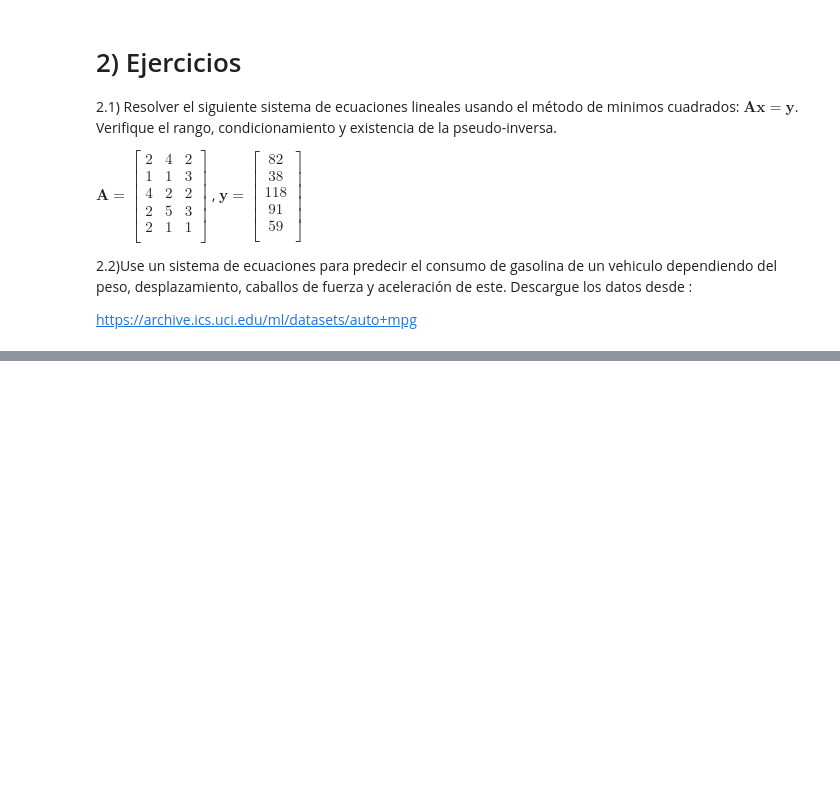
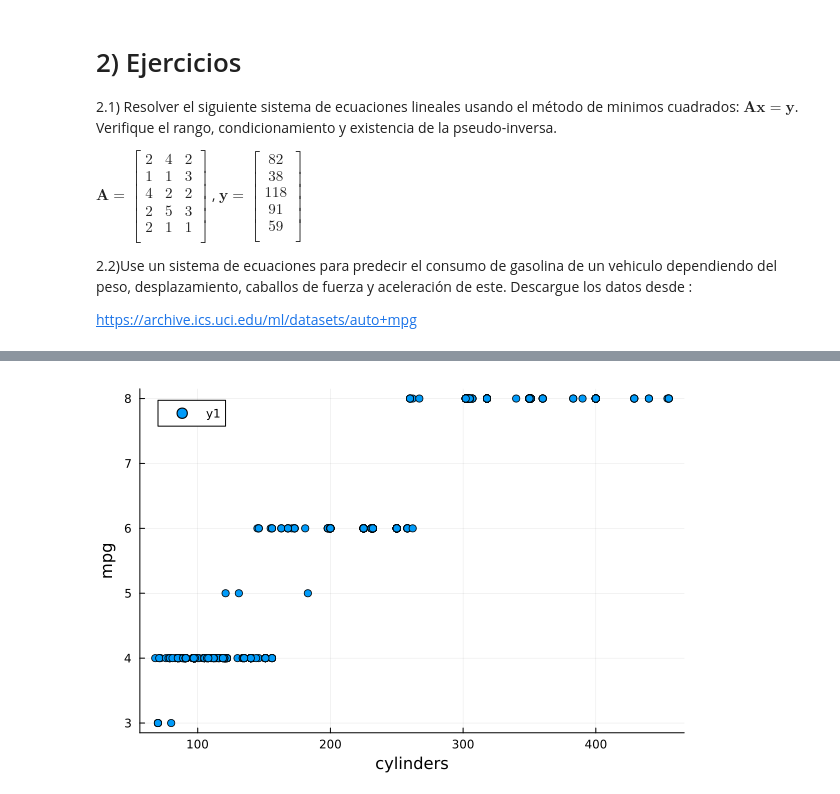
Before and after one commit to sherna90/computacion_numerica, a Jupyter notebook: 8-Minimos_cuadrados.ipynb, the cells around one changed output, grey strips where cells are left out. Saved outputs shown, nothing was run; the diff lists cells and outputs as text; code cells hidden in the pictures; blank space fills up the shorter version.

```diff
--- a/8-Minimos_cuadrados.ipynb
+++ b/8-Minimos_cuadrados.ipynb
@@ -100,0 +213,6 @@ file=Downloads.download("https://archive.ics.uci.edu/ml/machine-learning-databas
+# %%
+scatter(A[:,2],y)
+xlabel!("cylinders")
+ylabel!("mpg")
+# %% [output]
+[figure, added]
```
Also changed, not shown: parts of 24 cells of this notebook.
